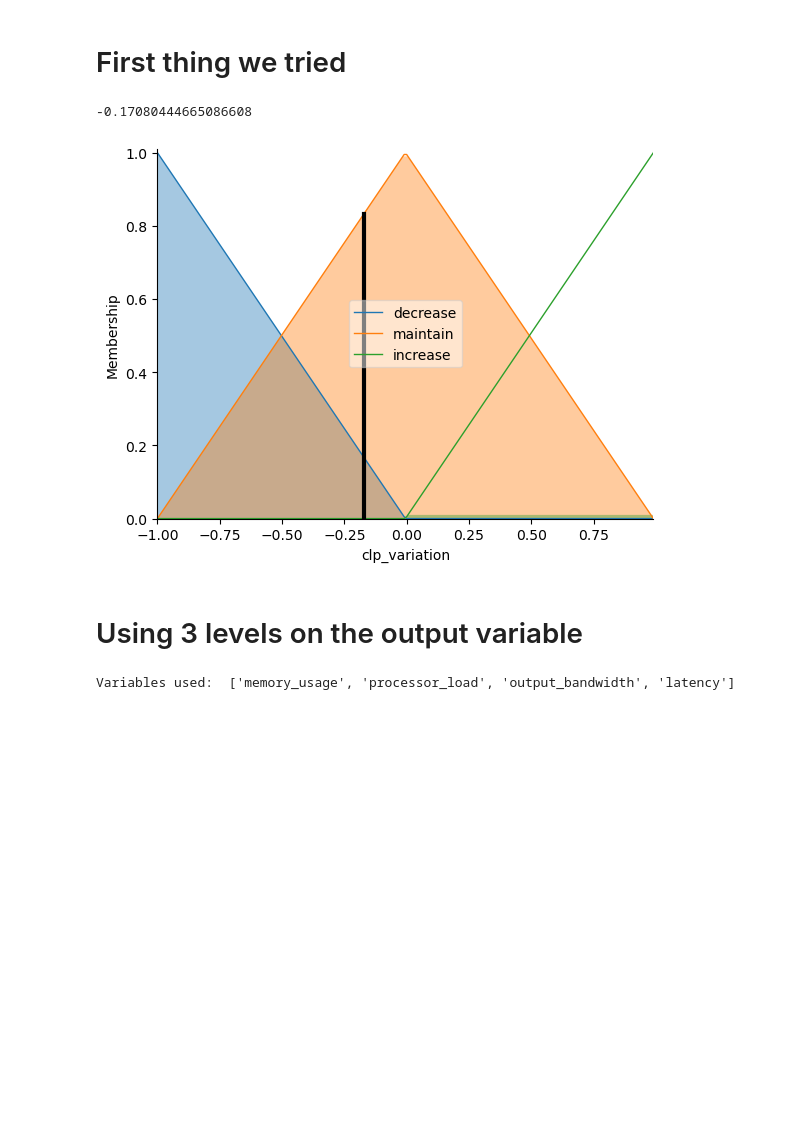
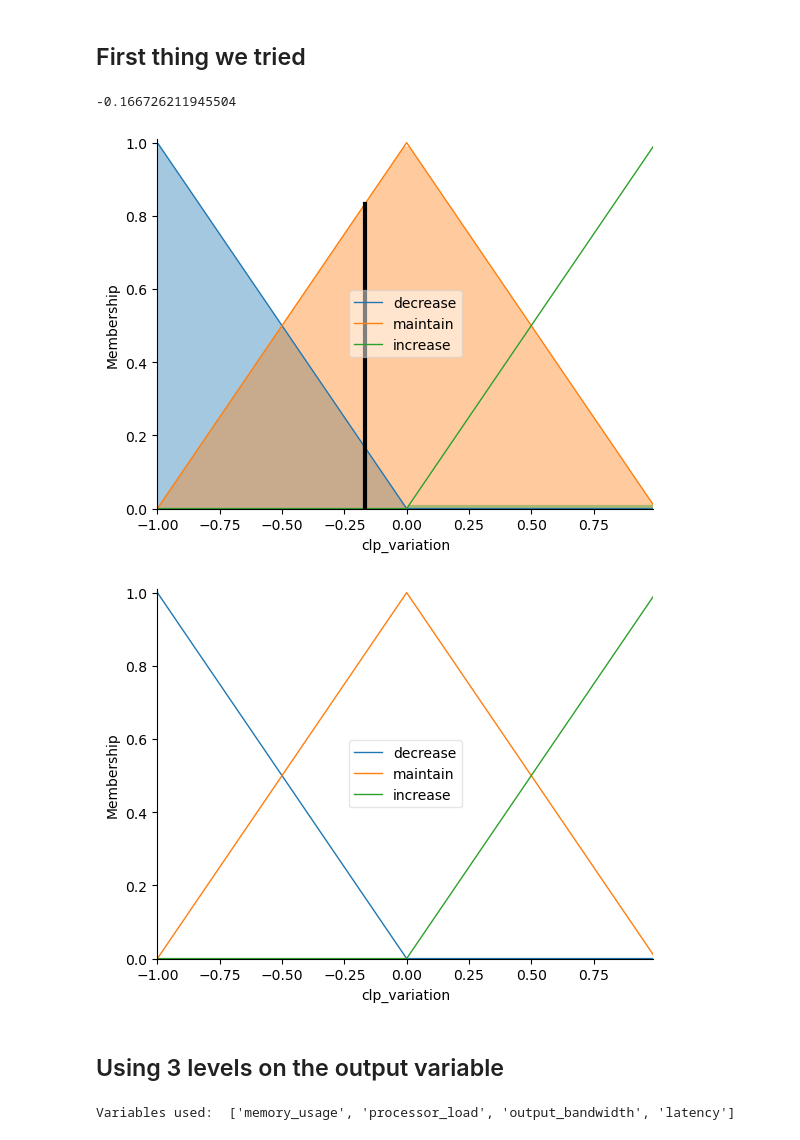
Before and after one commit to leobt23/Computational_Intelligence_forIOT, a Jupyter notebook: project_2_fuzzy/main.ipynb, the cells around one changed output. Drawn from its saved outputs; the diff is of its cells as text; code cells hidden in the pictures; blank space fills up the shorter version.

```diff
--- a/project_2_fuzzy/main.ipynb
+++ b/project_2_fuzzy/main.ipynb
@@ -6,5 +9,5 @@ import matplotlib.pyplot as plt
 # %% [markdown]
-# First thing we tried
+## First thing we tried
 # %%
 # Defining the input variables
 memory_usage = ctrl.Antecedent(np.arange(0, 1, 0.01), 'memory_usage')
@@ -33,12 +36,12 @@ clp_variation['maintain'] = fuzz.trimf(clp_variation.universe, [-0.5, 0   , 0.5]
 clp_variation['increase'] = fuzz.trimf(clp_variation.universe, [0   , 0.5 , 1  ])
 
 # Defining the membership functions for the output variable, 2nd try
-clp_variation['decrease'] = fuzz.trimf(clp_variation.universe, [-1, -1, 0])
-clp_variation['maintain'] = fuzz.trimf(clp_variation.universe, [-1, 0, 1])
-clp_variation['increase'] = fuzz.trimf(clp_variation.universe, [0, 1, 1])
+clp_variation['decrease'] = fuzz.trimf(clp_variation.universe, [-1, -1, 0-0])
+clp_variation['maintain'] = fuzz.trimf(clp_variation.universe, [-1+0, 0, 1-0])
+clp_variation['increase'] = fuzz.trimf(clp_variation.universe, [0+0, 1, 1])
 
 # Defining the membership functions for the output variable, 3rd try
-clp_variation.automf(3, names=['decrease', 'maintain', 'increase'])
+#clp_variation.automf(3, names=['decrease', 'maintain', 'increase'])
 
 
 # Defining the rules
@@ -95,10 +98,14 @@ print(clp_simulator.output['clp_variation'])
 # Checking the simulation result, and what it suggests
 clp_variation.view(sim=clp_simulator)
 # %% [output]
--0.17080444665086608
+-0.166726211945504
 [figure]
+# %%
+clp_variation.view()
+# %% [output]
+[figure, added]
 # %% [markdown]
-# Using 3 levels on the output variable
+## Using 3 levels on the output variable
 # %%
 # Defining the variables you're using
 variables_used = ['memory_usage', 'processor_load', 'output_bandwidth', 'latency']
```
Also changed, not shown: parts of 40 cells of this notebook, 4 other files.
